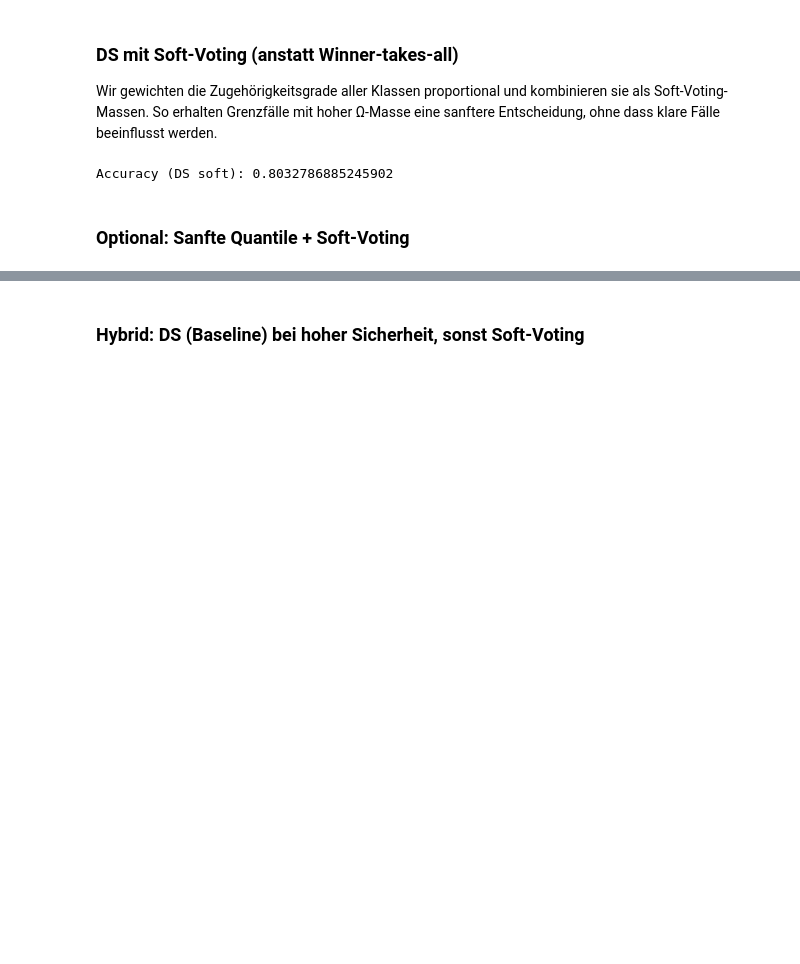
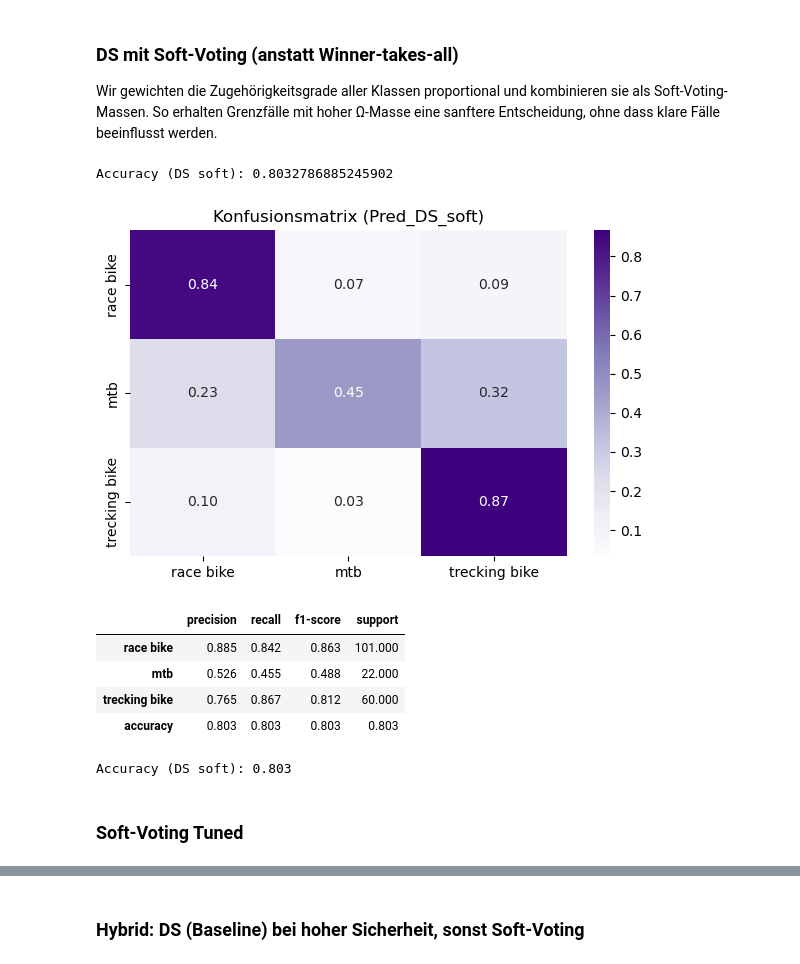
Before and after one commit to litithio/EVIDENCE_CBR, a Jupyter notebook: Assignment_Evidence_CBR.ipynb, the cells around one changed output, grey strips where cells are left out. Saved outputs shown, nothing was run; the diff lists cells and outputs as text; code cells hidden in the pictures; blank space fills up the shorter version.

```diff
--- a/Assignment_Evidence_CBR.ipynb
+++ b/Assignment_Evidence_CBR.ipynb
@@ -1033,6 +1036,22 @@ df_eval = data[data['Bike Type'].notna() & (data['Bike Type'] != '')]
 print('Accuracy (DS soft):', float((df_eval['Pred_DS_soft'] == df_eval['Bike Type']).mean()))
 # %% [output]
 Accuracy (DS soft): 0.8032786885245902
+# %%
+# Bewertung Soft-Voting (tuned)
+df_soft = data[data['Bike Type'].notna() & (data['Bike Type'] != '')].copy()
+if df_soft.empty:
+    print('Keine gelabelten Daten für Soft-Voting verfügbar.')
+else:
+    soft_metrics_tuned = print_report('Pred_DS_soft', df_soft['Bike Type'], df_soft['Pred_DS_soft'], cmap='Purples')
+    print(f"Accuracy (DS soft): {soft_metrics_tuned['accuracy']:.3f}")
+# %% [output]
+[figure, added]
+|  | precision | recall | f1-score | support |
+| race bike | 0.885 | 0.842 | 0.863 | 101.000 |
+| mtb | 0.526 | 0.455 | 0.488 | 22.000 |
+| trecking bike | 0.765 | 0.867 | 0.812 | 60.000 |
+| accuracy | 0.803 | 0.803 | 0.803 | 0.803 |
+Accuracy (DS soft): 0.803
 # %% [markdown]
 
-### Optional: Sanfte Quantile + Soft‑Voting
+### Soft‑Voting Tuned
```
Also changed, not shown: parts of 10 cells of this notebook, 2 other files.
